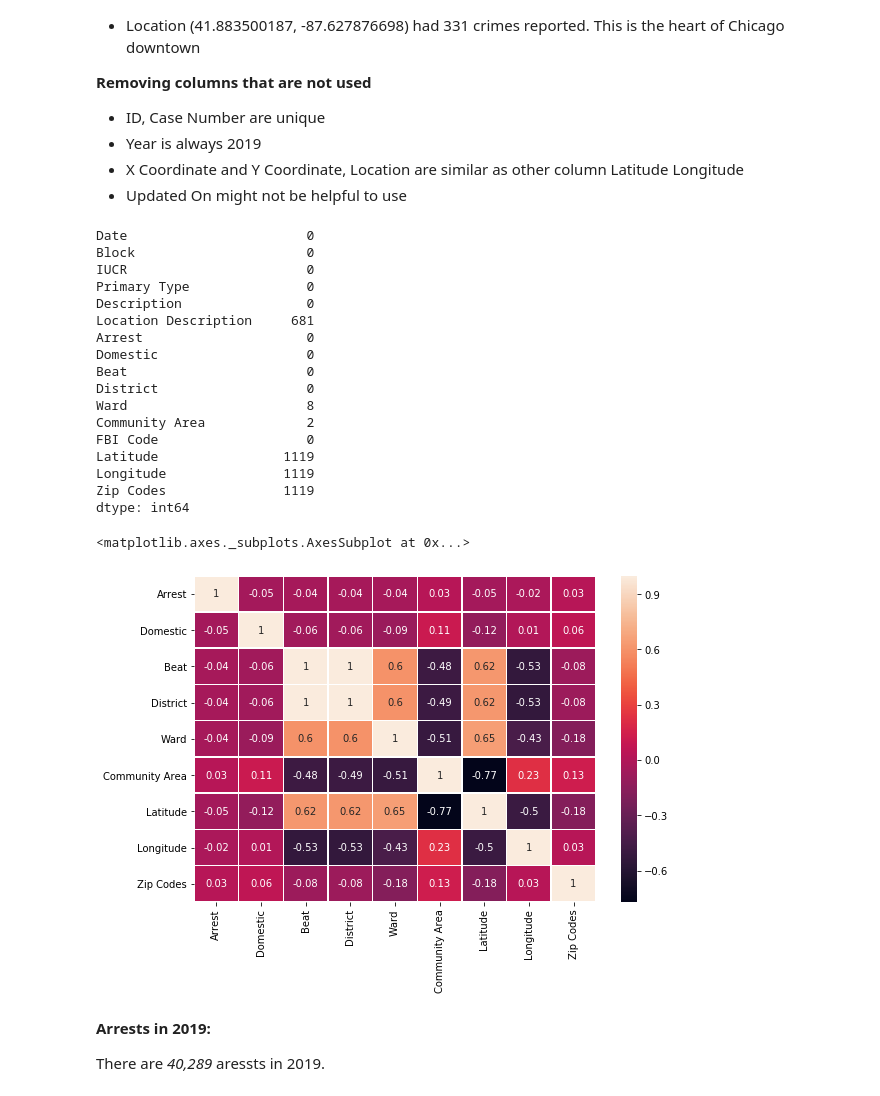
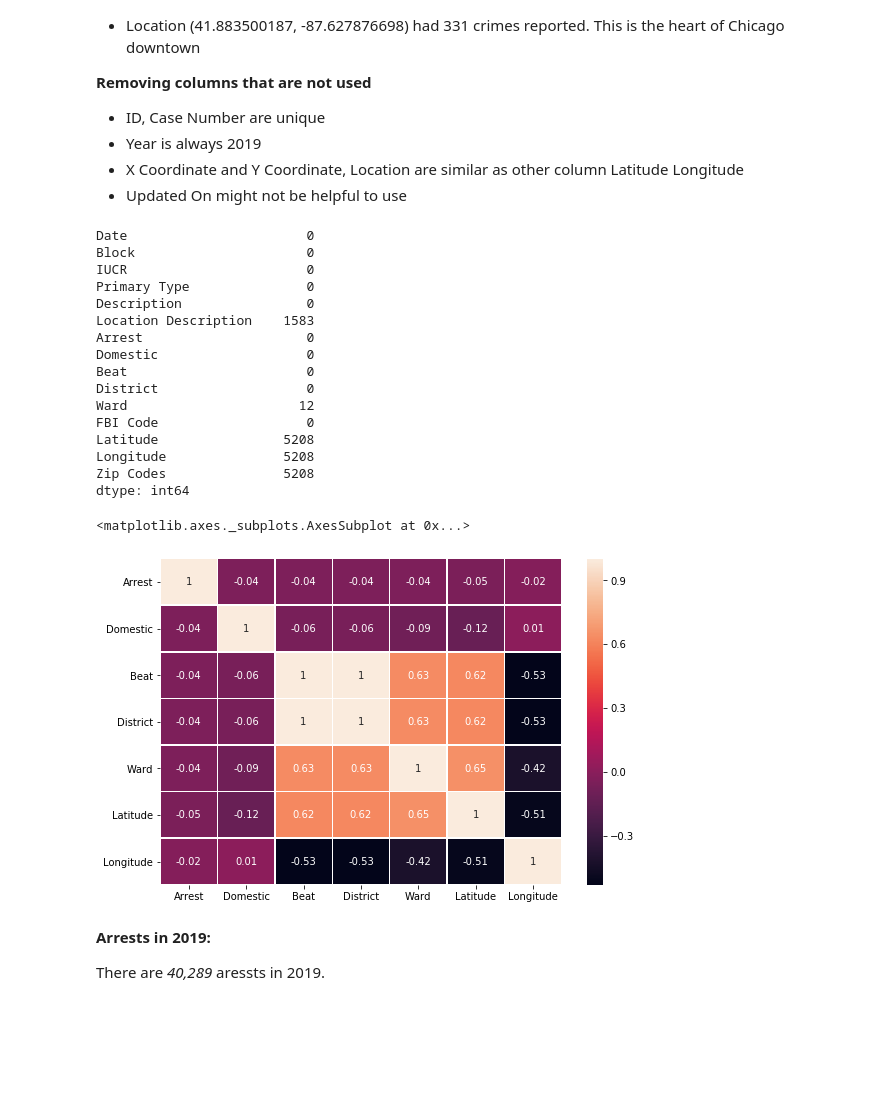
Before and after one commit to ann364/Chicago-Crime-Analysis, a Jupyter notebook: Chicago Police Schedule Recommendation.ipynb, the cells around one changed output. Cells and saved outputs as stored; diff of their text form; code cells hidden in the pictures; blank space fills up the shorter version.

Commit message:
Updating more Analysis with Location vs Time of Aggravated crime
Updating more Analysis with Location vs Time of Aggravated crime

```diff
--- a/Chicago Police Schedule Recommendation.ipynb
+++ b/Chicago Police Schedule Recommendation.ipynb
@@ -42,0 +20,8 @@ memory usage: 41.1+ MB
+# %%
+data = pd.read_csv('ChicagoCrime_2019.csv')
+data2018 = pd.read_csv('ChicagoCrime_2018.csv')
+data2019 = pd.read_csv('ChicagoCrime_2019.csv')
+
+# Merge the two dataframes, using _ID column as key
+data2018_2019 = pd.concat([data2018, data2019], axis=0)
+data2018_2019.info()
@@ -89,36 +92,36 @@ At a glance, we can see that:
 #Removing Columns that are not used
 cols = ['ID','Case Number','Year','Updated On', 'X Coordinate', 'Y Coordinate'
         , 'Location', 'Historical Wards 2003-2015', 'Census Tracts','Boundaries - ZIP Codes','Wards', 'Community Areas'
-        , 'Police Beats', 'Police Districts']
-data2=data.drop(cols,axis=1)
+        , 'Police Beats', 'Police Districts','Community Area']
+data_rm_cols=data2018_2019.drop(cols,axis=1)
 # %%
 ##Seeing Null Values
-data2.isnull().sum()
+data_rm_cols.isnull().sum()
 # %% [output]
 Date                       0
 Block                      0
 IUCR                       0
 Primary Type               0
 Description                0
-Location Description     681
+Location Description    1583
 Arrest                     0
 Domestic                   0
 Beat                       0
 District                   0
-Ward                       8
-Community Area             2
+Ward                      12
 FBI Code                   0
-Latitude                1119
-Longitude               1119
-Zip Codes               1119
+Latitude                5208
+Longitude               5208
+Zip Codes               5208
 dtype: int64
 # %%
-corr = data2.corr()
+#Checking Correlation plot between features
+corr = data_rm_cols.corr()
 f, ax = plt.subplots(figsize=(9, 6))
 sns.heatmap(round(corr,2), annot =True,linewidths=.5, ax=ax)
 # %% [output]
 <matplotlib.axes._subplots.AxesSubplot at 0x...>
-[figure, old version]
+[figure, new version]
 # %% [markdown]
 **Arrests in 2019:**
 
```
Also changed, not shown: parts of 31 cells of this notebook.
